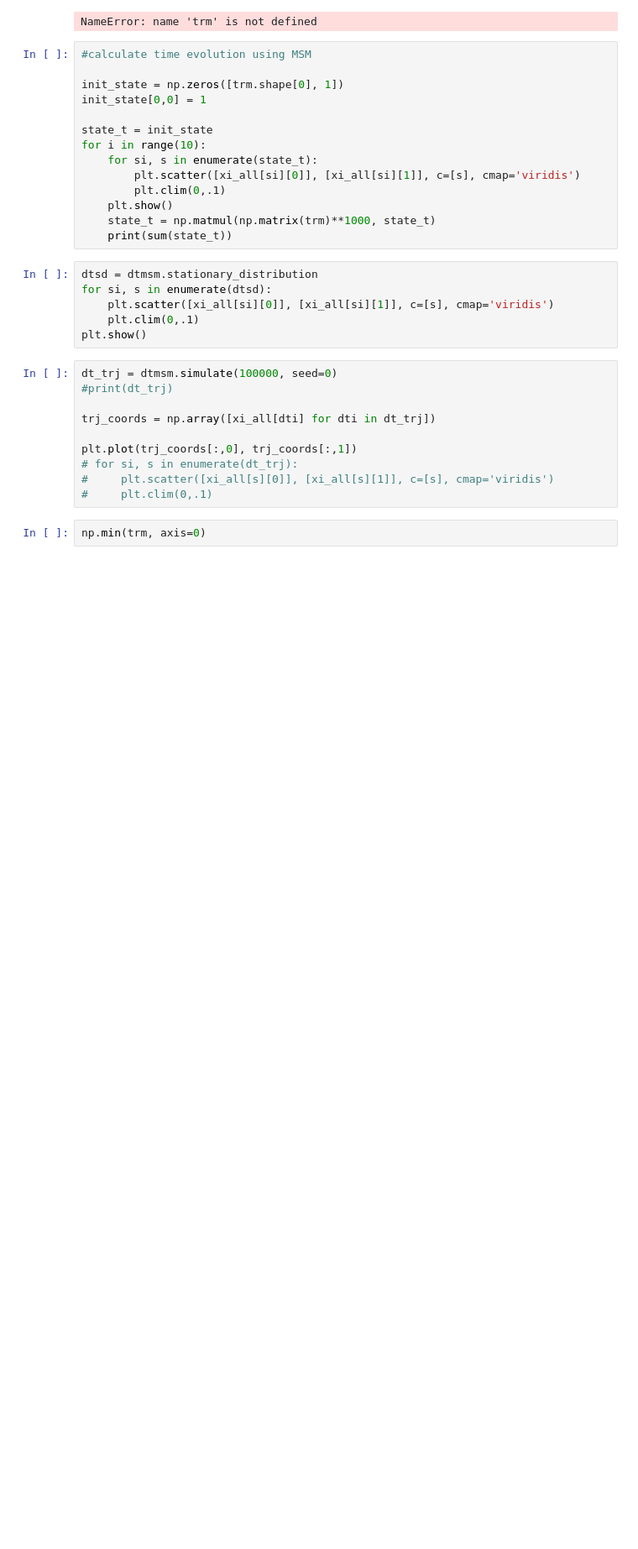
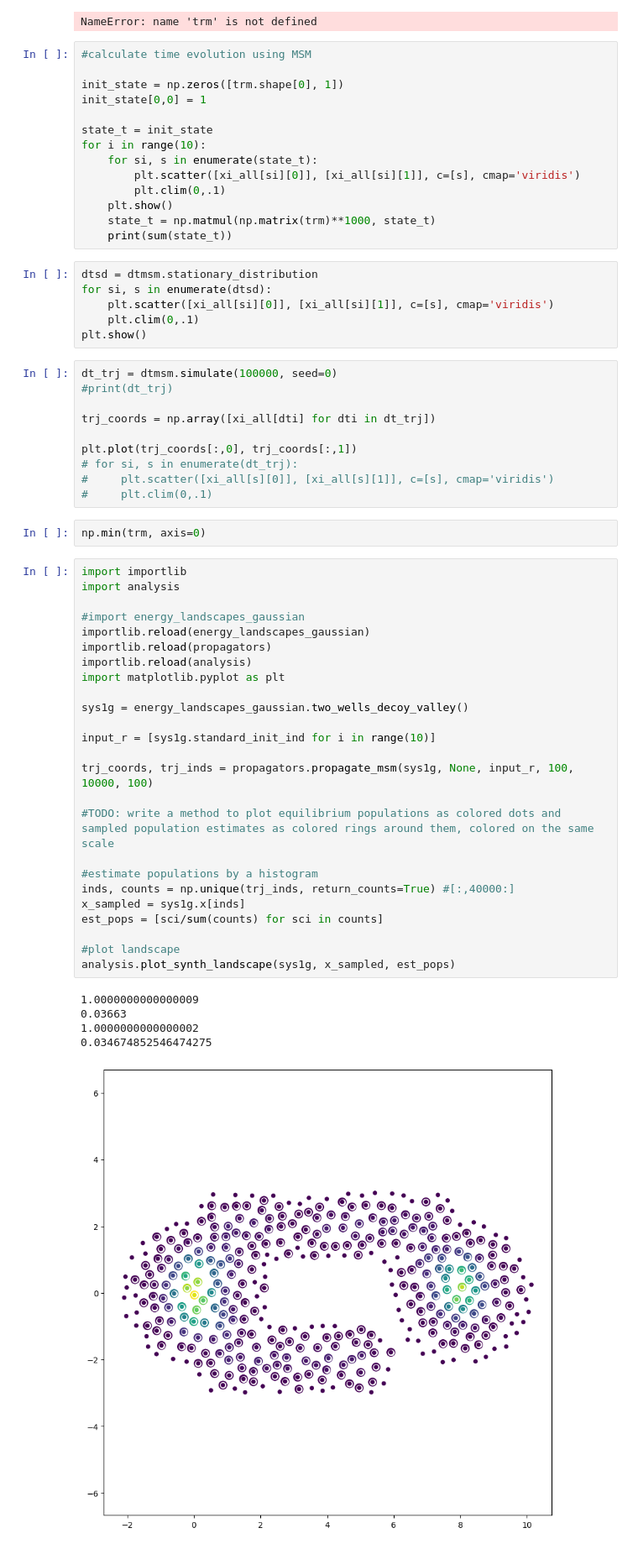
Before and after one commit to JonathanHB/sampling-methods, a Jupyter notebook: energy_landscape_testing_v1.ipynb, the cells around one changed output. Shown: that part at 84% size. Saved outputs shown, nothing was run; the diff lists cells and outputs as text; blank space fills up the shorter version.

Commit message:
voxel binning works but there's a weird array indexing/dimensioning bug in the macro_class method of unit_double_well

```diff
--- a/energy_landscape_testing_v1.ipynb
+++ b/energy_landscape_testing_v1.ipynb
@@ -232,3 +232,34 @@ plt.plot(trj_coords[:,0], trj_coords[:,1])
 #     plt.clim(0,.1)
 # %%
 np.min(trm, axis=0)
+# %%
+import importlib
+import analysis
+
+#import energy_landscapes_gaussian
+importlib.reload(energy_landscapes_gaussian)
+importlib.reload(propagators)
+importlib.reload(analysis)
+import matplotlib.pyplot as plt
+
+sys1g = energy_landscapes_gaussian.two_wells_decoy_valley()
+
+input_r = [sys1g.standard_init_ind for i in range(10)]
+
+trj_coords, trj_inds = propagators.propagate_msm(sys1g, None, input_r, 100, 10000, 100)
+
+#TODO: write a method to plot equilibrium populations as colored dots and sampled population estimates as colored rings around them, colored on the same scale
+
+#estimate populations by a histogram
+inds, counts = np.unique(trj_inds, return_counts=True) #[:,40000:]
+x_sampled = sys1g.x[inds]
+est_pops = [sci/sum(counts) for sci in counts]
+
+#plot landscape
+analysis.plot_synth_landscape(sys1g, x_sampled, est_pops)
+# %% [output]
+1.0000000000000009
+0.03663
+1.0000000000000002
+0.034674852546474275
+[figure, added]
```
Also changed, not shown: parts of 6 cells of this notebook, 7 other files.
